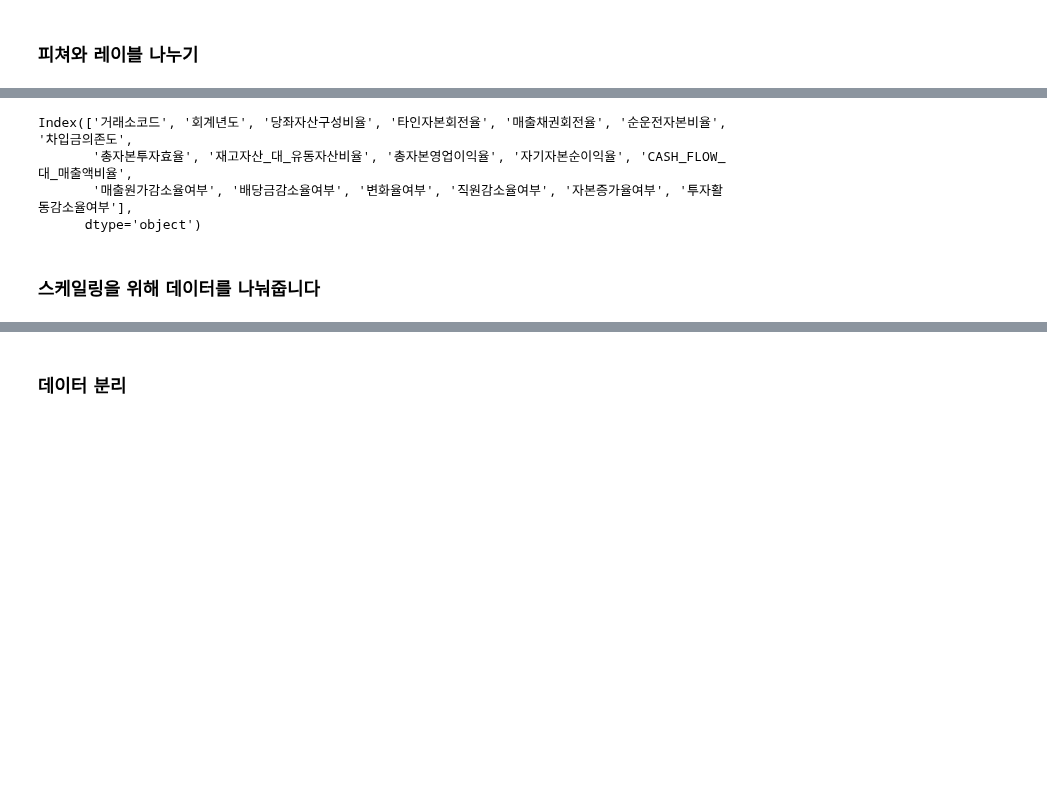
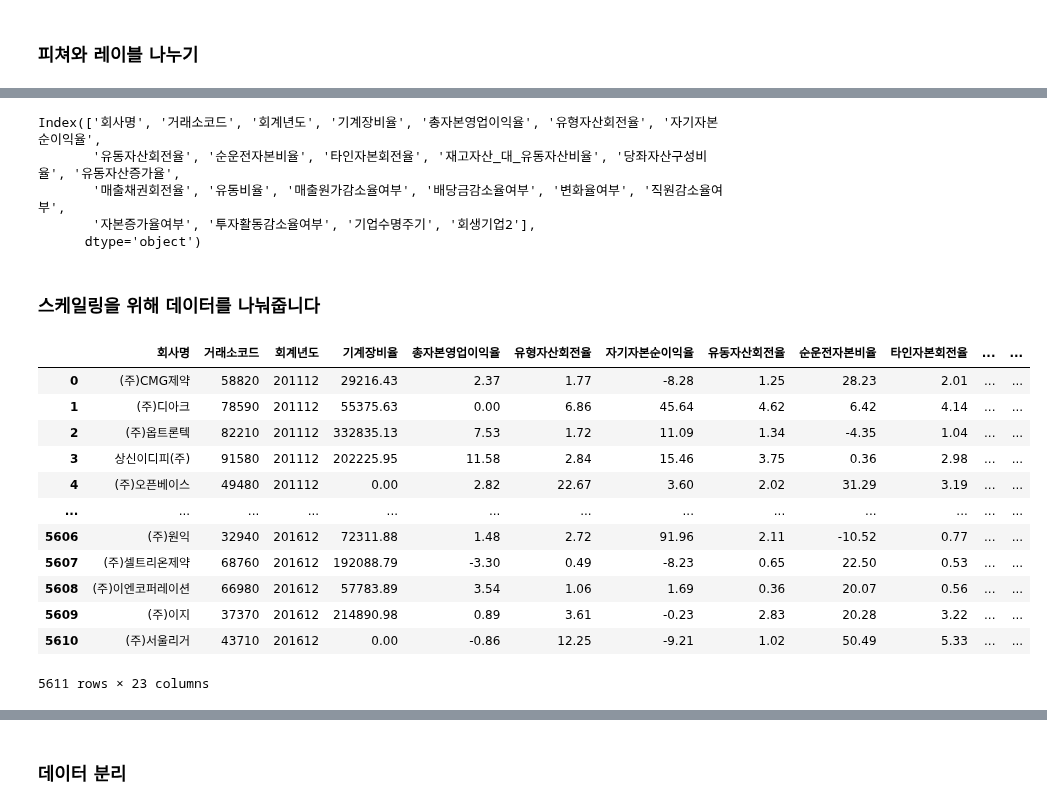
Before and after one commit to Penta-Audit-Technology/jh, a Jupyter notebook: main/모델링.ipynb, the cells around one changed output, grey strips where cells are left out. Drawn from its saved outputs; the diff is of its cells as text; code cells hidden in the pictures; blank space fills up the shorter version.

```diff
--- a/main/모델링.ipynb
+++ b/main/모델링.ipynb
@@ -75,9 +67,32 @@ Name: 회생기업2, Length: 8785, dtype: int64
 # %%
-data.columns
+df.columns
 # %% [output]
-Index(['거래소코드', '회계년도', '당좌자산구성비율', '타인자본회전율', '매출채권회전율', '순운전자본비율', '차입금의존도',
-       '총자본투자효율', '재고자산_대_유동자산비율', '총자본영업이익율', '자기자본순이익율', 'CASH_FLOW_대_매출액비율',
-       '매출원가감소율여부', '배당금감소율여부', '변화율여부', '직원감소율여부', '자본증가율여부', '투자활동감소율여부'],
+Index(['회사명', '거래소코드', '회계년도', '기계장비율', '총자본영업이익율', '유형자산회전율', '자기자본순이익율',
+       '유동자산회전율', '순운전자본비율', '타인자본회전율', '재고자산_대_유동자산비율', '당좌자산구성비율', '유동자산증가율',
+       '매출채권회전율', '유동비율', '매출원가감소율여부', '배당금감소율여부', '변화율여부', '직원감소율여부',
+       '자본증가율여부', '투자활동감소율여부', '기업수명주기', '회생기업2'],
       dtype='object')
 # %% [markdown]
 ### 스케일링을 위해 데이터를 나눠줍니다
+# %%
+# 기간을 얼마나 나누게 될까요~?
+x_train = df.loc[:5610] # 2011 ~ 2016년
+x_test = df.loc[5611:] # 2017 ~ 2019년
+y_train = target.loc[:5610] # 2011 ~ 2016년
+y_test = target.loc[5611:] # 2017 ~ 2019년
+# %%
+x_train
+# %% [output]
+|  | 회사명 | 거래소코드 | 회계년도 | 기계장비율 | 총자본영업이익율 | 유형자산회전율 | 자기자본순이익율 | 유동자산회전율 | 순운전자본비율 | 타인자본회전율 | ... | ... |
+| 0 | (주)CMG제약 | 58820 | 201112 | 29216.43 | 2.37 | 1.77 | -8.28 | 1.25 | 28.23 | 2.01 | ... | ... |
+| 1 | (주)디아크 | 78590 | 201112 | 55375.63 | 0.00 | 6.86 | 45.64 | 4.62 | 6.42 | 4.14 | ... | ... |
+| 2 | (주)옵트론텍 | 82210 | 201112 | 332835.13 | 7.53 | 1.72 | 11.09 | 1.34 | -4.35 | 1.04 | ... | ... |
+| 3 | 상신이디피(주) | 91580 | 201112 | 202225.95 | 11.58 | 2.84 | 15.46 | 3.75 | 0.36 | 2.98 | ... | ... |
+| 4 | (주)오픈베이스 | 49480 | 201112 | 0.00 | 2.82 | 22.67 | 3.60 | 2.02 | 31.29 | 3.19 | ... | ... |
+| ... | ... | ... | ... | ... | ... | ... | ... | ... | ... | ... | ... | ... |
+| 5606 | (주)원익 | 32940 | 201612 | 72311.88 | 1.48 | 2.72 | 91.96 | 2.11 | -10.52 | 0.77 | ... | ... |
+| 5607 | (주)셀트리온제약 | 68760 | 201612 | 192088.79 | -3.30 | 0.49 | -8.23 | 0.65 | 22.50 | 0.53 | ... | ... |
+| 5608 | (주)이엔코퍼레이션 | 66980 | 201612 | 57783.89 | 3.54 | 1.06 | 1.69 | 0.36 | 20.07 | 0.56 | ... | ... |
+| 5609 | (주)이지 | 37370 | 201612 | 214890.98 | 0.89 | 3.61 | -0.23 | 2.83 | 20.28 | 3.22 | ... | ... |
+| 5610 | (주)서울리거 | 43710 | 201612 | 0.00 | -0.86 | 12.25 | -9.21 | 1.02 | 50.49 | 5.33 | ... | ... |
+5611 rows × 23 columns
```
Also changed, not shown: parts of 48 cells of this notebook, 26 other files.
